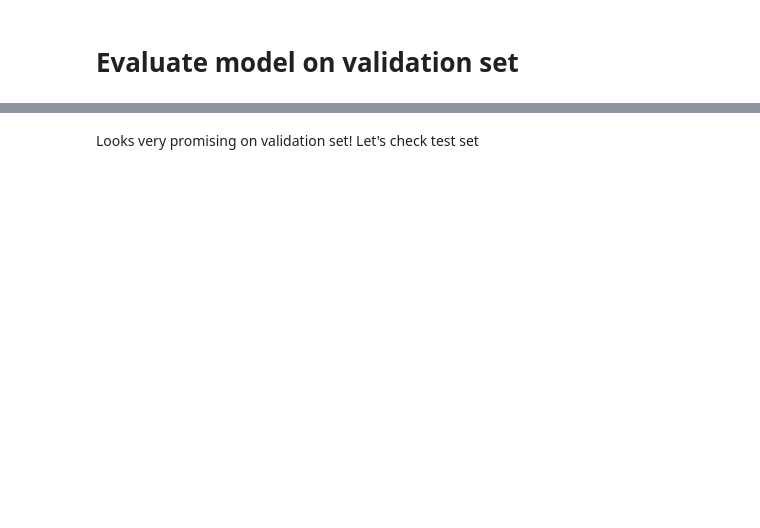
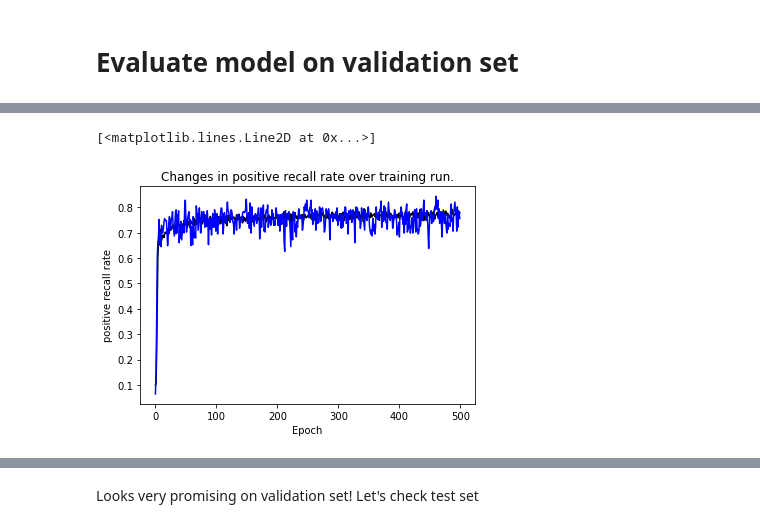
Before and after one commit to LingeJohnsen/Playlist-curator, a Jupyter notebook: Jazzy_training_notebook.ipynb, the cells around one changed output, grey strips where cells are left out. Drawn from its saved outputs; the diff is of its cells as text; code cells hidden in the pictures; blank space fills up the shorter version.

```diff
--- a/Jazzy_training_notebook.ipynb
+++ b/Jazzy_training_notebook.ipynb
@@ -296,0 +291,5 @@ Reusing TensorBoard on port 6006 (pid 252), started 0:15:12 ago. (Use '!kill 252
+# %%
+learning_recall(best_history, True)
+# %% [output]
+[<matplotlib.lines.Line2D at 0x...>]
+[figure, added]
```
Also changed, not shown: parts of 32 cells of this notebook, 5 other files.
